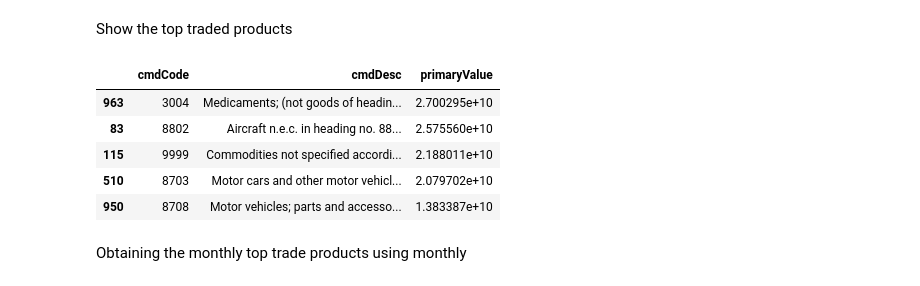
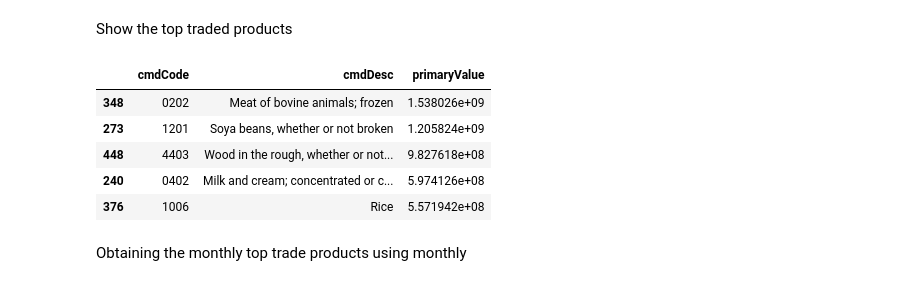
Before and after one commit to uncomtrade/comtradeapicall, a Jupyter notebook: examples/example tracking top traded products.ipynb, the cells around one changed output. Cells and saved outputs as stored; diff of their text form; code cells hidden in the pictures.

```diff
--- a/examples/example tracking top traded products.ipynb
+++ b/examples/example tracking top traded products.ipynb
@@ -14,16 +33,41 @@ import matplotlib.pyplot as plt
 import numpy as np
 import comtradeapicall
 # %%
-#from getpass import getpass
-#subscription_key = getpass('Enter the API subscription_key: ')
-subscription_key = '<subscription-key>'
+# use .env to store the subscription key
+from dotenv import load_dotenv
+import os
+
+load_dotenv()
+subscription_key = os.getenv("SUBSCRIPTION_KEY")
 # %% [markdown]
 Input parameters: reporter code in ISO, base year (to obtain the top products), flow and no of months
 # %%
-countryISO = 'FRA'
-baseYear = '2021'
+# get the latest year
+from datetime import datetime
+baseYear = str(datetime.now().year-1)
 flow = 'X'
 noOfPeriod = 15
+
+
+# get availability of reporters for baseYear
+df_availablereportersCA = comtradeapicall.getFinalDataAvailability(
+    subscription_key=subscription_key, typeCode='C', freqCode='A', clCode='HS', reporterCode=None, period=baseYear)
+df_availablereportersCM = comtradeapicall.getFinalDataAvailability(
+    subscription_key=subscription_key, typeCode='C', freqCode='M', clCode='HS', reporterCode=None, period=None)
 # %% [markdown]
 Get the available months using data availability
+# %%
+import random
+df_availablereportersCA["reporterISO"] = df_availablereportersCA["reporterISO"].values.astype(
+    str)
+df_availablereportersCM["reporterISO"] = df_availablereportersCM["reporterISO"].values.astype(
+    str)
+
+common = set(df_availablereportersCA["reporterISO"].unique()) & \
+    set(df_availablereportersCM["reporterISO"].unique())
+
+if not common:
+    raise ValueError("No common reporterISO between CA and CM.")
+
+countryISO = random.choice(list(common))
 # %%
@@ -33,18 +80,20 @@ targetPeriod_list = ','.join(df_availableperiods.sort_values(by='period', ascend
 # %%
-#get the top 4 digits exported commodities
-#classic breakdown mode will set the partner2Code to World, customsCode to Total, and motCode to Total.
-df_CA_BaseYear_4Digit = comtradeapicall._getFinalData(subscription_key, typeCode='C', freqCode='A', clCode='HS',period=baseYear,reporterCode=comtradeapicall.convertCountryIso3ToCode(countryISO),cmdCode='AG4', flowCode=flow, partnerCode=0, partner2Code=None, customsCode=None,motCode=None,breakdownMode='classic', includeDesc=True)
+# get the top 4 digits exported commodities
+# classic breakdown mode will set the partner2Code to World, customsCode to Total, and motCode to Total.
+df_CA_BaseYear_4Digit = comtradeapicall._getFinalData(subscription_key, typeCode='C', freqCode='A', clCode='HS', period=baseYear, reporterCode=comtradeapicall.convertCountryIso3ToCode(
+    countryISO), cmdCode='AG4', flowCode=flow, partnerCode=0, partner2Code=None, customsCode=None, motCode=None, breakdownMode='classic', includeDesc=True)
 # %% [markdown]
 Show the top traded products
 # %%
-df_CA_BaseYear_4Digit.sort_values(by='primaryValue', ascending=False)[['cmdCode','cmdDesc','primaryValue']].head(5)
+df_CA_BaseYear_4Digit.sort_values(by='primaryValue', ascending=False)[
+    ['cmdCode', 'cmdDesc', 'primaryValue']].head(5)
 # %% [output]
 |  | cmdCode | cmdDesc | primaryValue |
-| 963 | 3004 | Medicaments; (not goods of headin... | 2.700295e+10 |
-| 83 | 8802 | Aircraft n.e.c. in heading no. 88... | 2.575560e+10 |
-| 115 | 9999 | Commodities not specified accordi... | 2.188011e+10 |
-| 510 | 8703 | Motor cars and other motor vehicl... | 2.079702e+10 |
-| 950 | 8708 | Motor vehicles; parts and accesso... | 1.383387e+10 |
+| 348 | 0202 | Meat of bovine animals; frozen | 1.538026e+09 |
+| 273 | 1201 | Soya beans, whether or not broken | 1.205824e+09 |
+| 448 | 4403 | Wood in the rough, whether or not... | 9.827618e+08 |
+| 240 | 0402 | Milk and cream; concentrated or c... | 5.974126e+08 |
+| 376 | 1006 | Rice | 5.571942e+08 |
 # %% [markdown]
 Obtaining the monthly top trade products using monthly
 # %%
```
Also changed, not shown: parts of 5 cells of this notebook, 8 other files.
